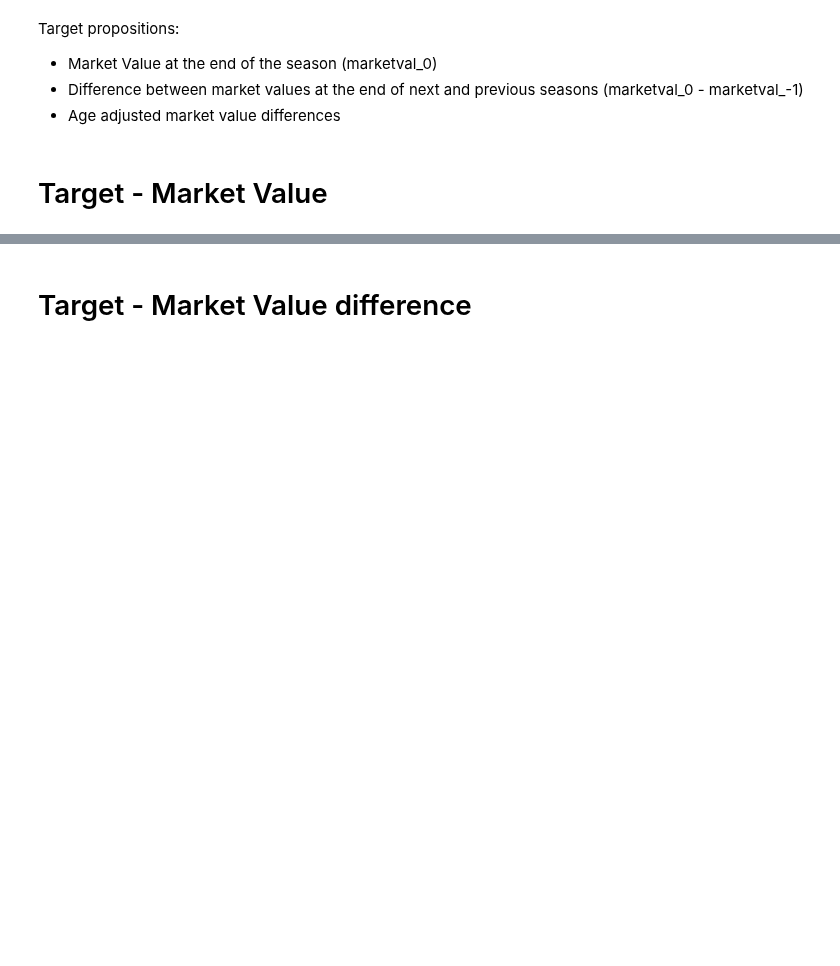
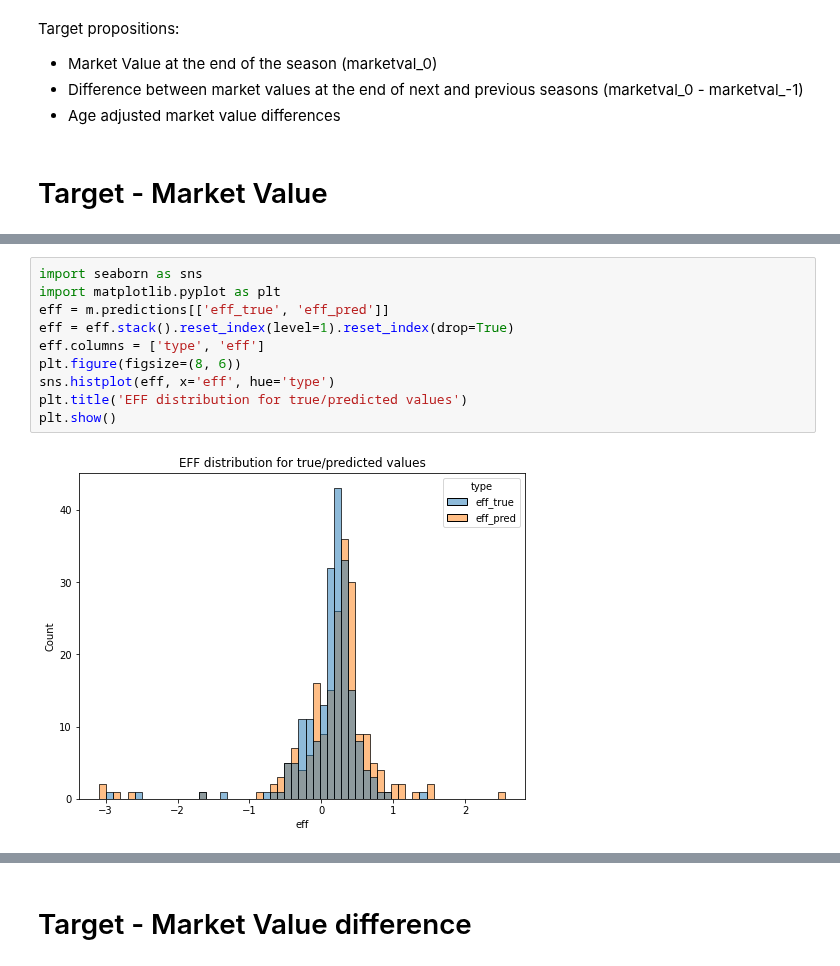
Before and after one commit to timurkambachekov/transfer-effectiveness-prediction, a Jupyter notebook: ml/xgboost.ipynb, the cells around one changed output, grey strips where cells are left out. Drawn from its saved outputs; the diff is of its cells as text; blank space fills up the shorter version.

```diff
--- a/ml/xgboost.ipynb
+++ b/ml/xgboost.ipynb
@@ -68,0 +115,12 @@ m.top_n_predictions(20, worst=True)
+# %%
+import seaborn as sns
+import matplotlib.pyplot as plt
+eff = m.predictions[['eff_true', 'eff_pred']]
+eff = eff.stack().reset_index(level=1).reset_index(drop=True)
+eff.columns = ['type', 'eff']
+plt.figure(figsize=(8, 6))
+sns.histplot(eff, x='eff', hue='type')
+plt.title('EFF distribution for true/predicted values')
+plt.show()
+# %% [output]
+[figure, added]
```
Also changed, not shown: parts of 12 cells of this notebook, 19 other files.
